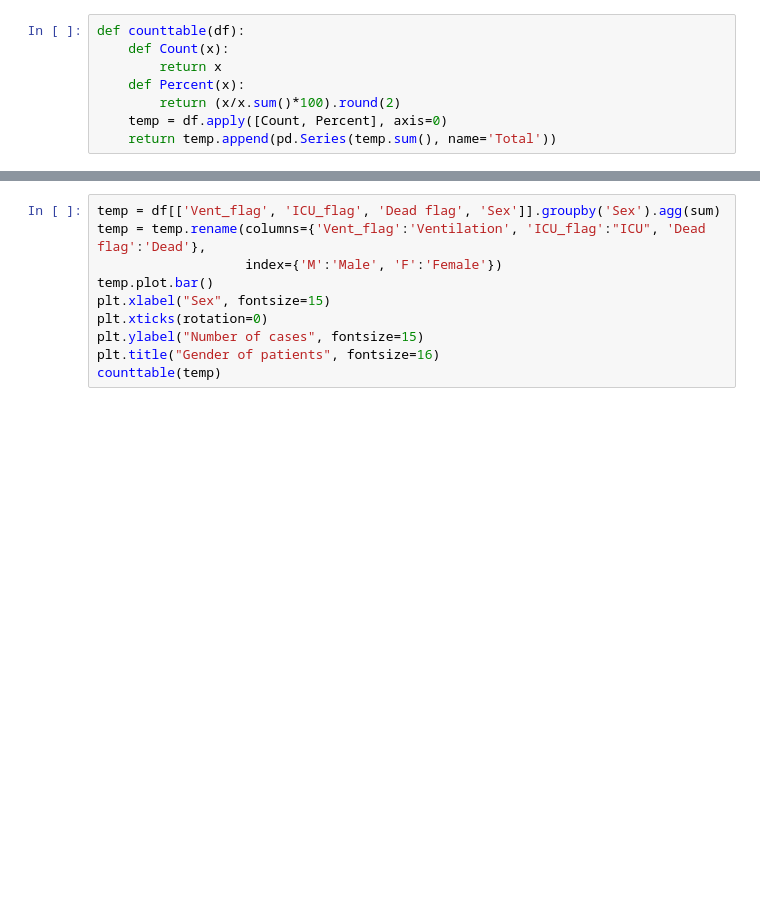
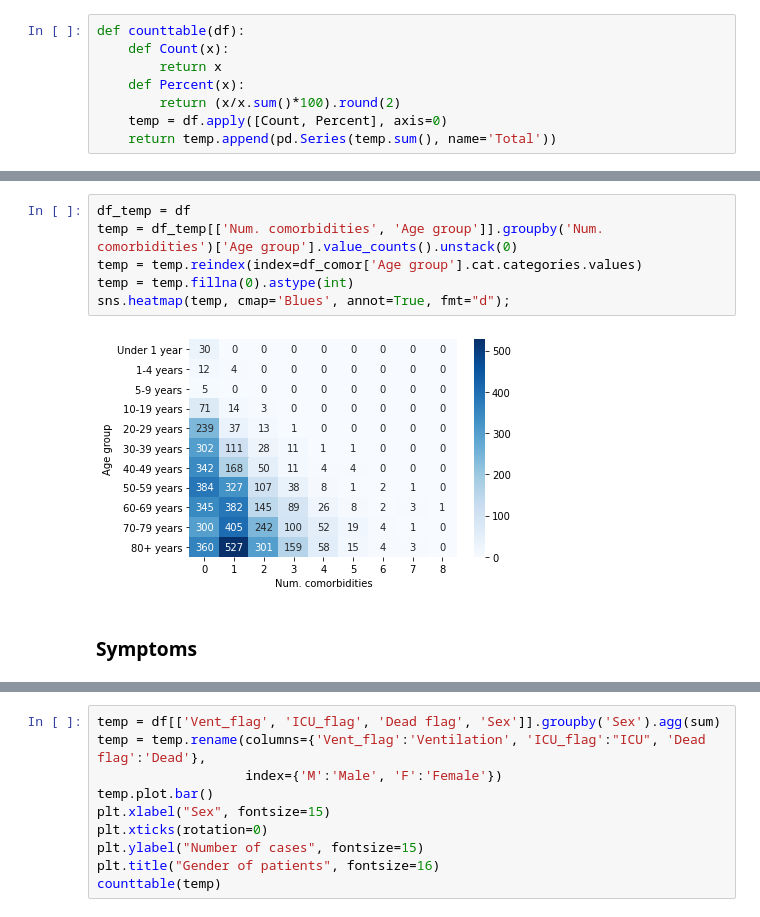
Before and after one commit to ccontrer/20-08Covid19Physiology, a Jupyter notebook: python/03 COVID-19 Alberta restricted data.ipynb, the cells around one changed output, grey strips where cells are left out. Drawn from its saved outputs; the diff is of its cells as text; blank space fills up the shorter version.

```diff
--- a/python/03 COVID-19 Alberta restricted data.ipynb
+++ b/python/03 COVID-19 Alberta restricted data.ipynb
@@ -299,0 +338,10 @@ def counttable(df):
+# %%
+df_temp = df
+temp = df_temp[['Num. comorbidities', 'Age group']].groupby('Num. comorbidities')['Age group'].value_counts().unstack(0)
+temp = temp.reindex(index=df_comor['Age group'].cat.categories.values)
+temp = temp.fillna(0).astype(int)
+sns.heatmap(temp, cmap='Blues', annot=True, fmt="d");
+# %% [output]
+[figure, added]
+# %% [markdown]
+### Symptoms
```
Also changed, not shown: parts of 28 cells of this notebook, 1 other file.
